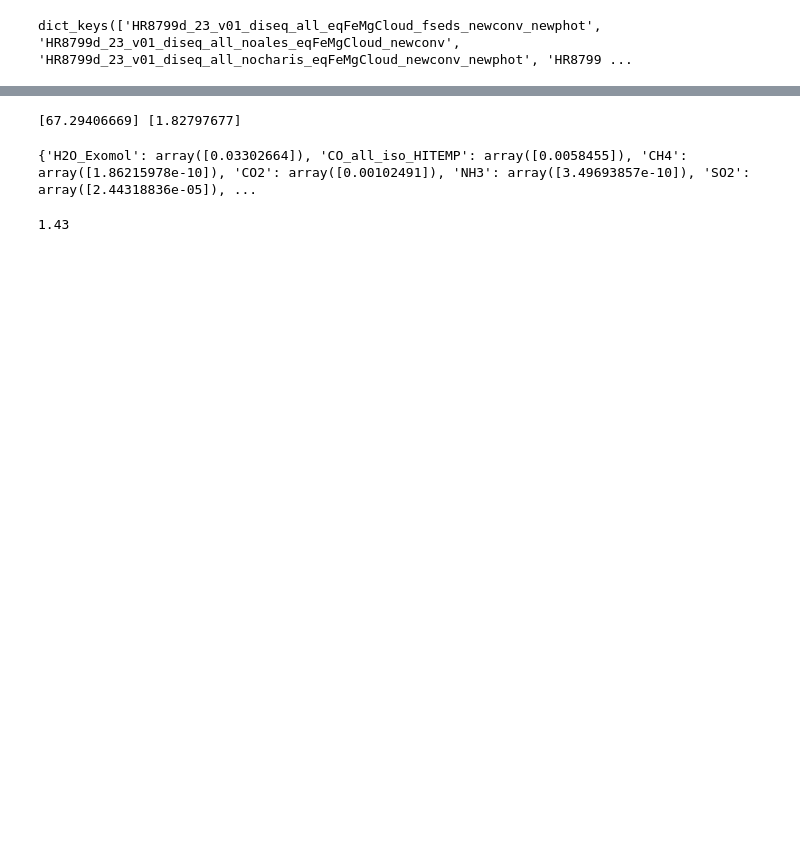
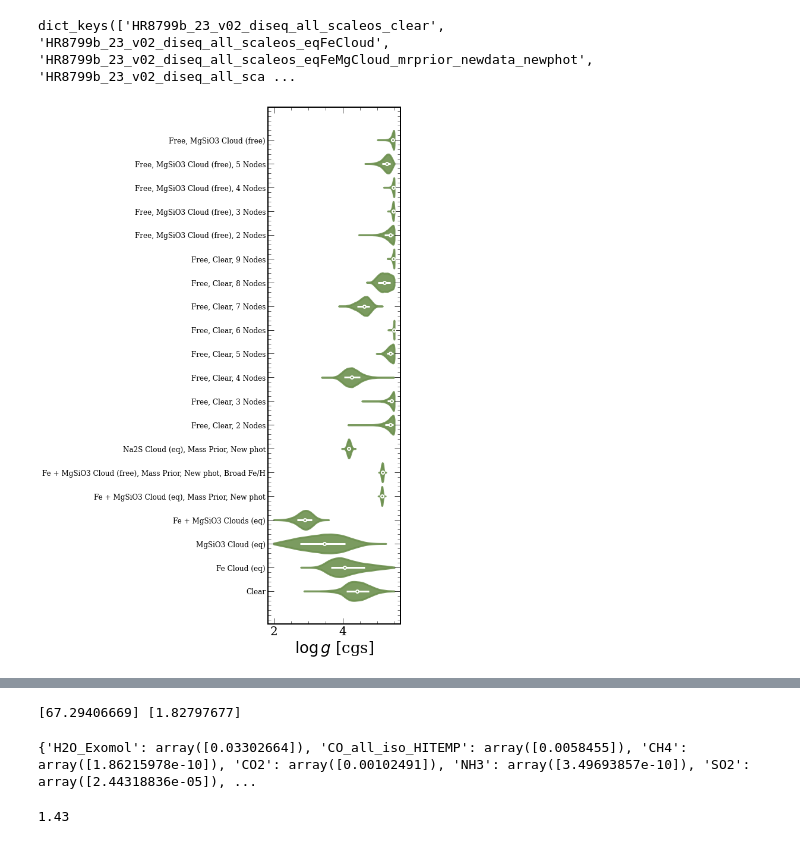
Before and after one commit to nenasedk/PhDNotebooks2, a Jupyter notebook: AnalysePostEqualWeights.ipynb, the cells around one changed output, grey strips where cells are left out. Drawn from its saved outputs; the diff is of its cells as text; code cells hidden in the pictures; blank space fills up the shorter version.

Commit message:
Updating multiretrievals: new plots and latex table writing

```diff
--- a/AnalysePostEqualWeights.ipynb
+++ b/AnalysePostEqualWeights.ipynb
@@ -227,7 +228,7 @@ def sample_teff(pRT_Object, samples, model_generating_function, distance = 10.0*
 # %%
 data_dir = "/Users/nasedkin/Documents/RetrievalResults/HR8799_2023_Retrievals/"
 model_generating_function = emission_model_diseq
-planets = ["e"]
+planets = ["b","c","d","e"]
 
 samples = {}
 names = []
@@ -631,4 +399,4 @@ make_violin_plot(samples,
 # %%
 samples.keys()
 # %% [output]
-dict_keys(['HR8799d_23_v01_diseq_all_eqFeMgCloud_fseds_newconv_newphot', 'HR8799d_23_v01_diseq_all_noales_eqFeMgCloud_newconv', 'HR8799d_23_v01_diseq_all_nocharis_eqFeMgCloud_newconv_newphot', 'HR8799 ...
+dict_keys(['HR8799b_23_v02_diseq_all_scaleos_clear', 'HR8799b_23_v02_diseq_all_scaleos_eqFeCloud', 'HR8799b_23_v02_diseq_all_scaleos_eqFeMgCloud_mrprior_newdata_newphot', 'HR8799b_23_v02_diseq_all_sca ...
@@ -634,0 +630,9 @@ dict_keys(['HR8799d_23_v01_diseq_all_eqFeMgCloud_fseds_newconv_newphot', 'HR8799
+# %%
+make_violin_plot(samples,
+                 retrievals_b,
+                 "log_g",
+                 labels = short_names_b,
+                 planet = "b",
+                 normalize = 1)
+# %% [output]
+[figure, added]
```
Also changed, not shown: parts of 16 cells of this notebook.
